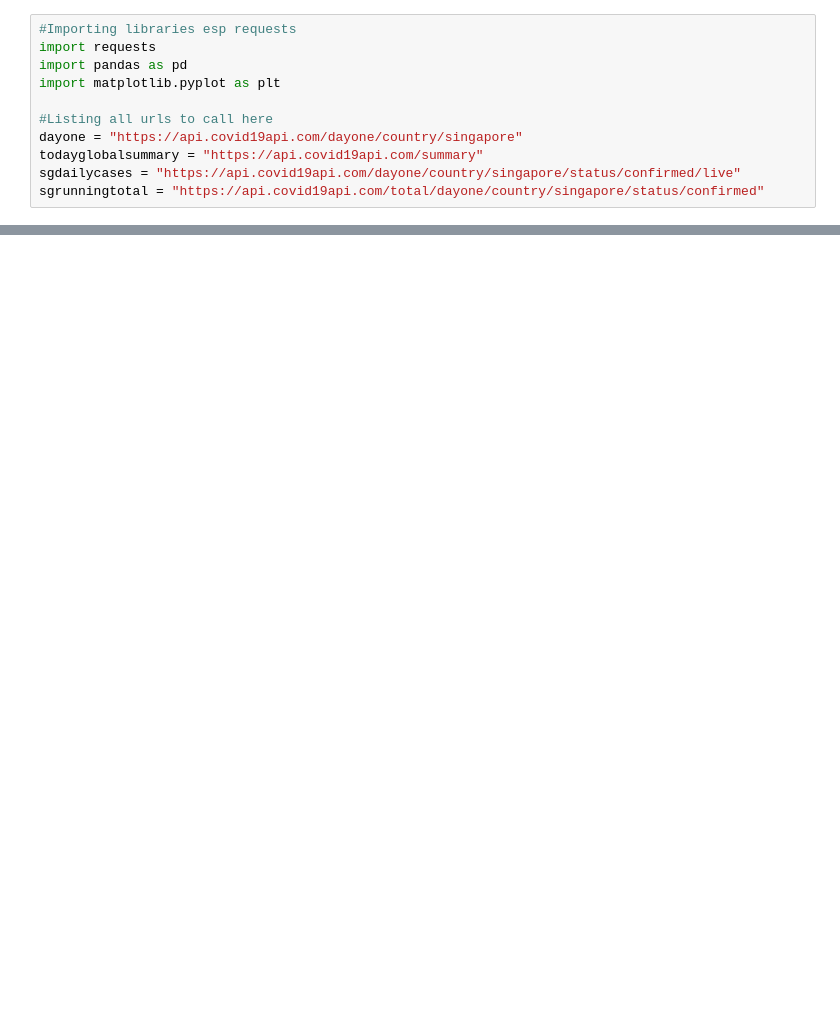
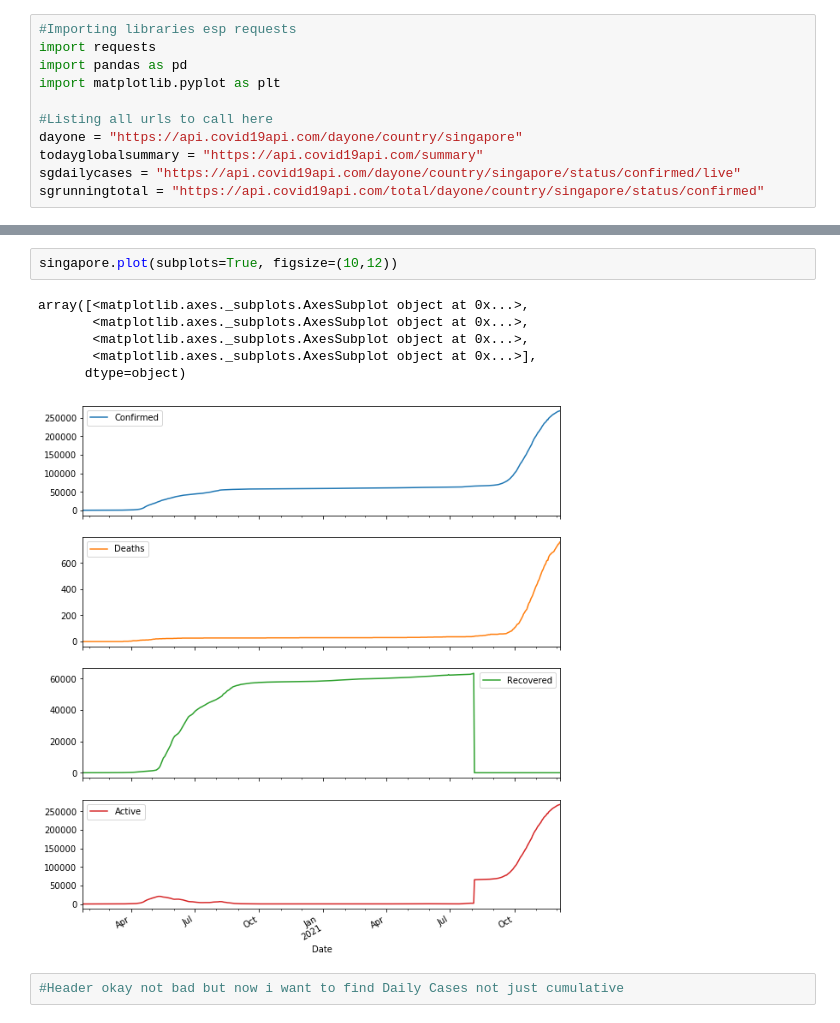
Before and after one commit to thatguylor/dataeng_test02, a Jupyter notebook: Section_4_Charts_And_API/Section_4_notebook.ipynb, the cells around one changed output, grey strips where cells are left out. Cells and saved outputs as stored; diff of their text form; blank space fills up the shorter version.

```diff
--- a/Section_4_Charts_And_API/Section_4_notebook.ipynb
+++ b/Section_4_Charts_And_API/Section_4_notebook.ipynb
@@ -102,0 +98,11 @@ pd.concat([singapore,singapore1]).drop_duplicates(keep=False)
+# %%
+singapore.plot(subplots=True, figsize=(10,12))
+# %% [output]
+array([<matplotlib.axes._subplots.AxesSubplot object at 0x...>,
+       <matplotlib.axes._subplots.AxesSubplot object at 0x...>,
+       <matplotlib.axes._subplots.AxesSubplot object at 0x...>,
+       <matplotlib.axes._subplots.AxesSubplot object at 0x...>],
+      dtype=object)
+[figure, added]
+# %%
+#Header okay not bad but now i want to find Daily Cases not just cumulative
```
Also changed, not shown: parts of 10 cells of this notebook, 1 other file.
